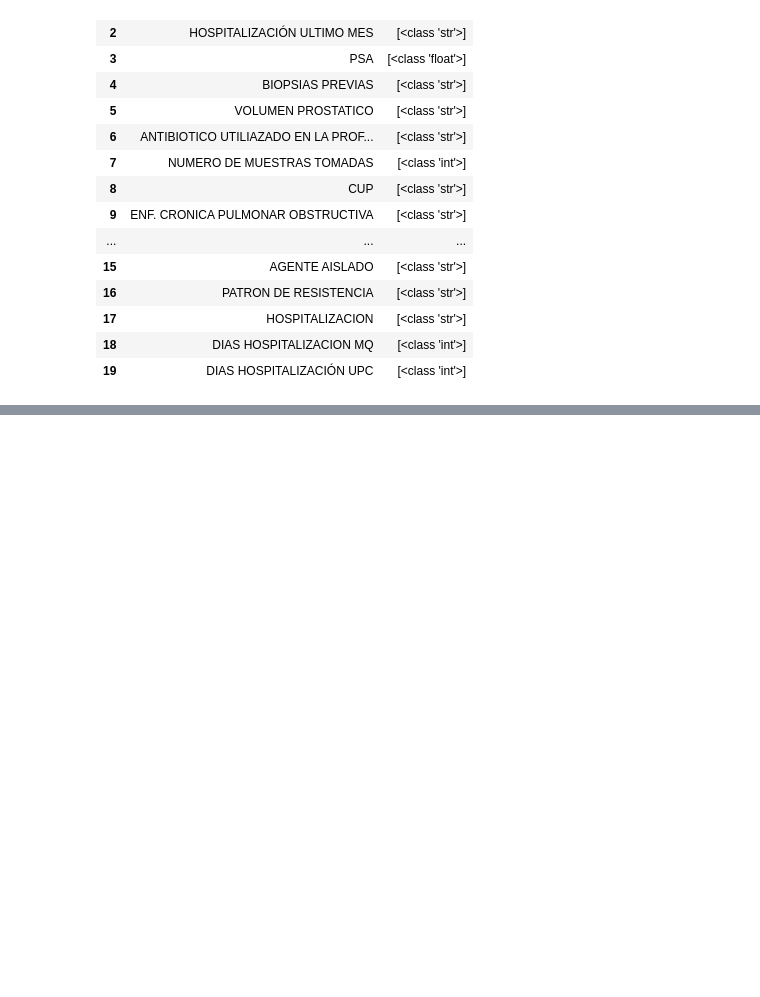
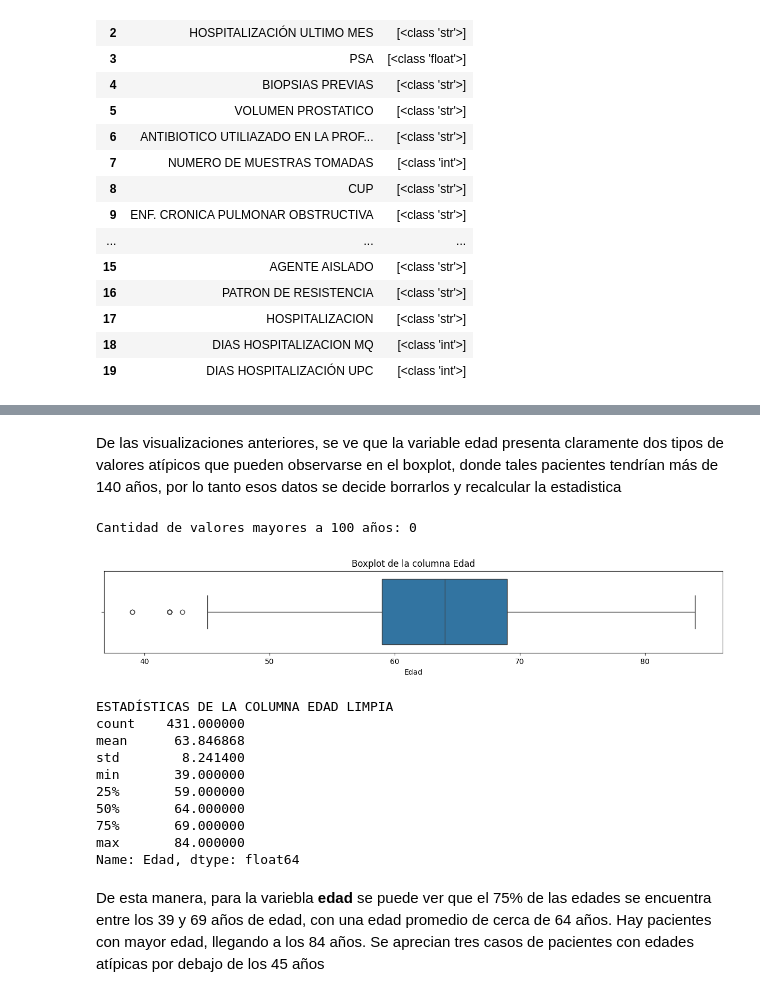
Before and after one commit to facu-corvalan/Hospitalizacion, a Jupyter notebook: EDA.ipynb, the cells around one changed output, grey strips where cells are left out. Drawn from its saved outputs; the diff is of its cells as text; code cells hidden in the pictures; blank space fills up the shorter version.

```diff
--- a/EDA.ipynb
+++ b/EDA.ipynb
@@ -414,0 +556,29 @@ df.head(3)
+# %% [markdown]
+De las visualizaciones anteriores, se ve que la variable edad presenta claramente dos tipos de valores atípicos que pueden observarse en el boxplot, donde tales pacientes tendrían más de 140 años, por lo tanto esos datos se decide borrarlos y recalcular la estadistica
+# %%
+# Se eliminan registros y se verifica su eliminación
+df = df[df['Edad'] <= 100]
+print('Cantidad de valores mayores a 100 años:', (df['Edad'] > 100).sum())
+# %% [output]
+Cantidad de valores mayores a 100 años: 0
+# %%
+# Se revisa nuevamente el boxplot
+boxplot(df, 'Edad')
+
+#Estadísticas de la columna
+print('ESTADÍSTICAS DE LA COLUMNA EDAD LIMPIA')
+print(df['Edad'].describe())
+# %% [output]
+[figure, added]
+ESTADÍSTICAS DE LA COLUMNA EDAD LIMPIA
+count    431.000000
+mean      63.846868
+std        8.241400
+min       39.000000
+25%       59.000000
+50%       64.000000
+75%       69.000000
+max       84.000000
+Name: Edad, dtype: float64
+# %% [markdown]
+De esta manera, para la variebla **edad** se puede ver que el 75% de las edades se encuentra entre los 39 y 69 años de edad, con una edad promedio de cerca de 64 años. Hay pacientes con mayor edad, llegando a los 84 años. Se aprecian tres casos de pacientes con edades atípicas por debajo de los 45 años
```
Also changed, not shown: parts of 25 cells of this notebook, 1 other file.
